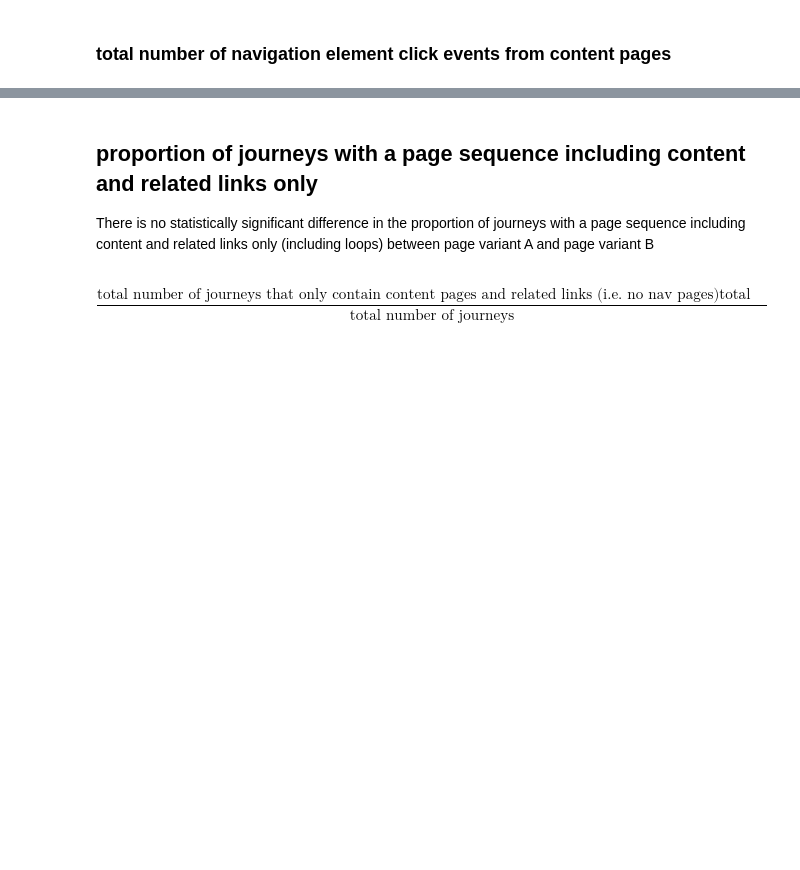
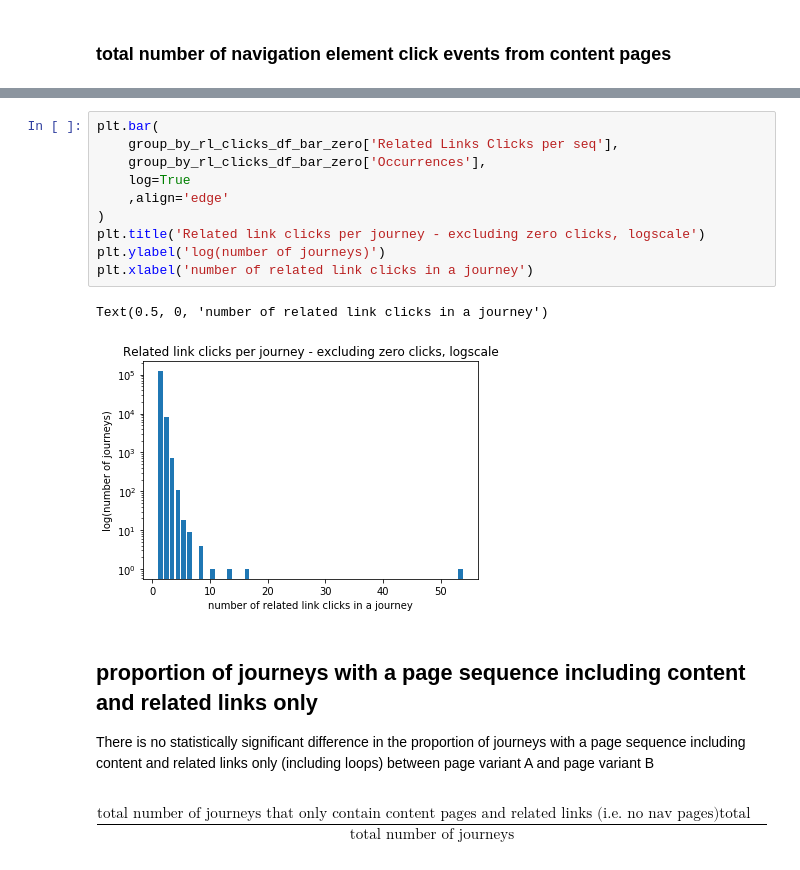
Before and after one commit to alphagov/govuk-network-data, a Jupyter notebook: notebooks/eda/generating_ab_test_data.ipynb, the cells around one changed output, grey strips where cells are left out. Cells and saved outputs as stored; diff of their text form; blank space fills up the shorter version.

```diff
--- a/notebooks/eda/generating_ab_test_data.ipynb
+++ b/notebooks/eda/generating_ab_test_data.ipynb
@@ -242,3 +320,16 @@ more events to look into:
+# %%
+plt.bar(
+    group_by_rl_clicks_df_bar_zero['Related Links Clicks per seq'],
+    group_by_rl_clicks_df_bar_zero['Occurrences'],
+    log=True
+    ,align='edge'
+)
+plt.title('Related link clicks per journey - excluding zero clicks, logscale')
+plt.ylabel('log(number of journeys)')
+plt.xlabel('number of related link clicks in a journey')
+# %% [output]
+Text(0.5, 0, 'number of related link clicks in a journey')
+[figure, added]
 # %% [markdown]
 ## proportion of journeys with a page sequence including content and related links only
 
```
Also changed, not shown: parts of 22 cells of this notebook.
